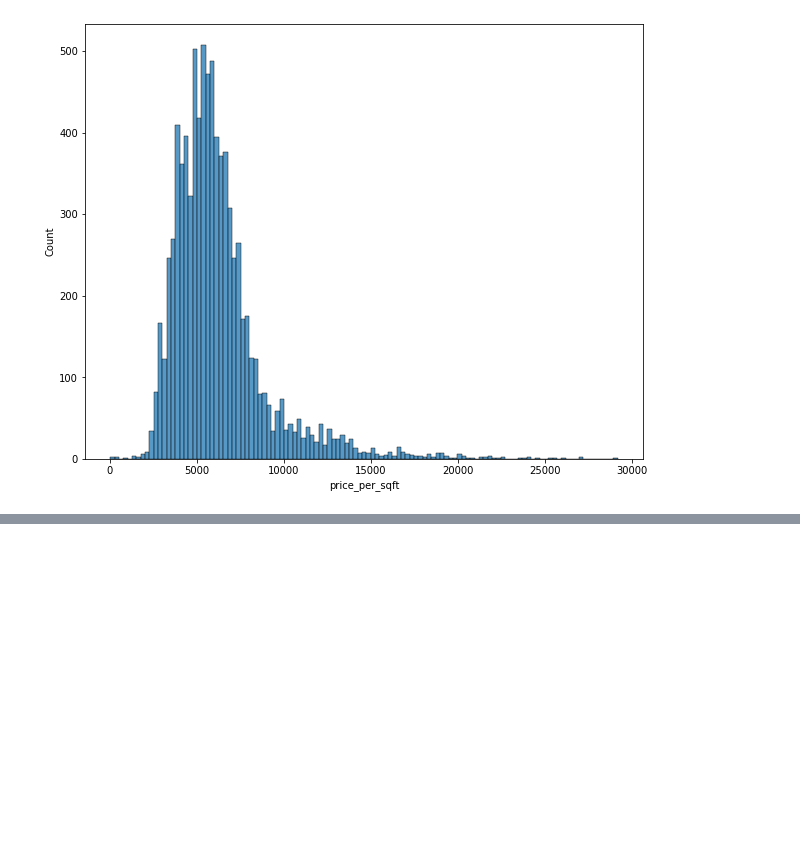
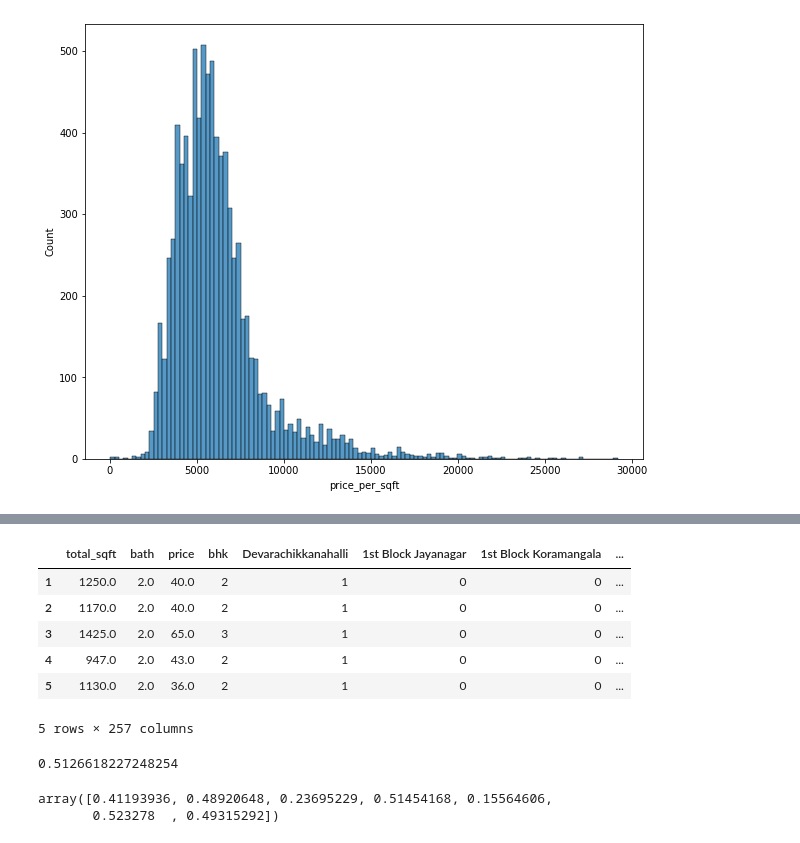
Before and after one commit to ugoswami11/Bengaluru-house-price-prediction, a Jupyter notebook: price-prediction.ipynb, the cells around one changed output, grey strips where cells are left out. Cells and saved outputs as stored; diff of their text form; code cells hidden in the pictures; blank space fills up the shorter version.

Commit message:
Model implementation and prediction

```diff
--- a/price-prediction.ipynb
+++ b/price-prediction.ipynb
@@ -587,0 +633,3 @@ sns.histplot(df_v9.price_per_sqft)
+# %%
+df_v10 = df_v9.drop(['size','price_per_sqft','area_type'], axis='columns')
+df_v10.head()
@@ -587,0 +643,3 @@ sns.histplot(df_v9.price_per_sqft)
+# %%
+df_dummy = pd.get_dummies(df_v10['location'])
+df_dummy.head()
@@ -587,0 +654,3 @@ sns.histplot(df_v9.price_per_sqft)
+# %%
+df_dummy = df_dummy.drop(['other'], axis='columns')
+df_dummy.head()
@@ -587,0 +665,12 @@ sns.histplot(df_v9.price_per_sqft)
+# %%
+df_v11 = pd.concat([df_v10, df_dummy], axis='columns')
+df_v11 = df_v11.drop(['location'], axis='columns')
+df_v11.head()
+# %% [output]
+|  | total_sqft | bath | price | bhk | Devarachikkanahalli | 1st Block Jayanagar | 1st Block Koramangala | ... |
+| 1 | 1250.0 | 2.0 | 40.0 | 2 | 1 | 0 | 0 | ... |
+| 2 | 1170.0 | 2.0 | 40.0 | 2 | 1 | 0 | 0 | ... |
+| 3 | 1425.0 | 2.0 | 65.0 | 3 | 1 | 0 | 0 | ... |
+| 4 | 947.0 | 2.0 | 43.0 | 2 | 1 | 0 | 0 | ... |
+| 5 | 1130.0 | 2.0 | 36.0 | 2 | 1 | 0 | 0 | ... |
+5 rows × 257 columns
@@ -587,0 +689,13 @@ sns.histplot(df_v9.price_per_sqft)
+# %%
+model_lr.score(X_test,y_test)
+# %% [output]
+0.5126618227248254
+# %%
+from sklearn.model_selection import ShuffleSplit
+from sklearn.model_selection import cross_val_score
+
+cv = ShuffleSplit(n_splits=7, test_size=0.2, random_state=0)
+cross_val_score(LinearRegression(), X, y, cv=cv)
+# %% [output]
+array([0.41193936, 0.48920648, 0.23695229, 0.51454168, 0.15564606,
+       0.523278  , 0.49315292])
```
Also changed, not shown: parts of 18 cells of this notebook.
